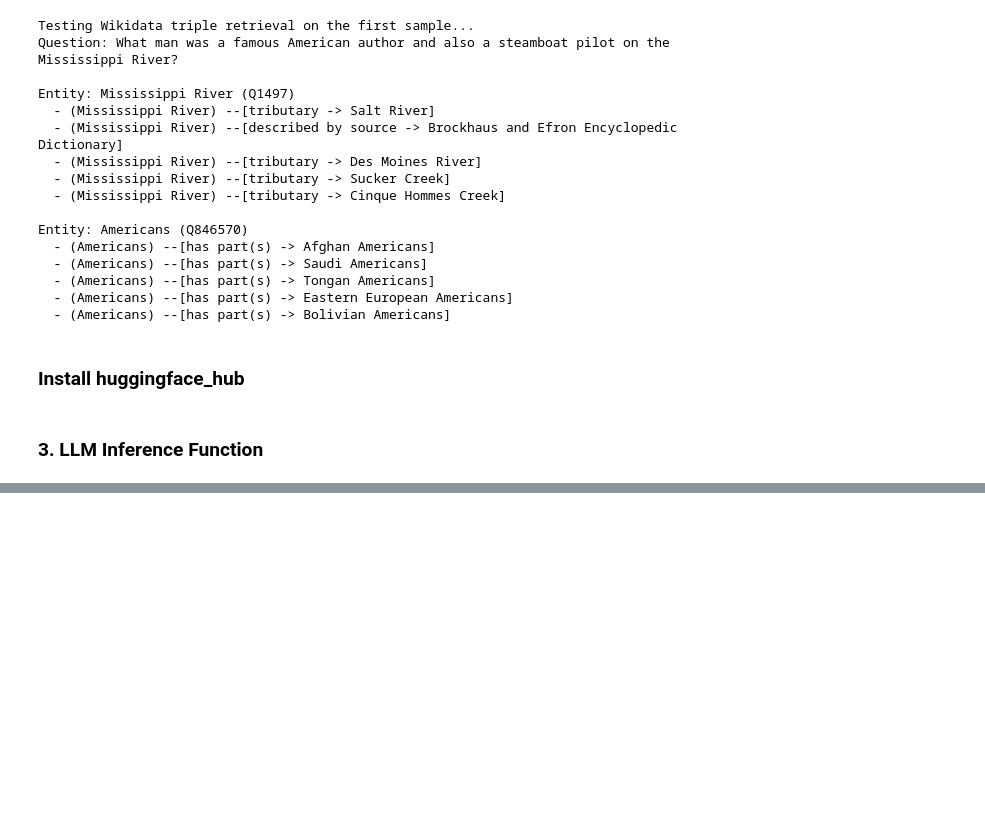
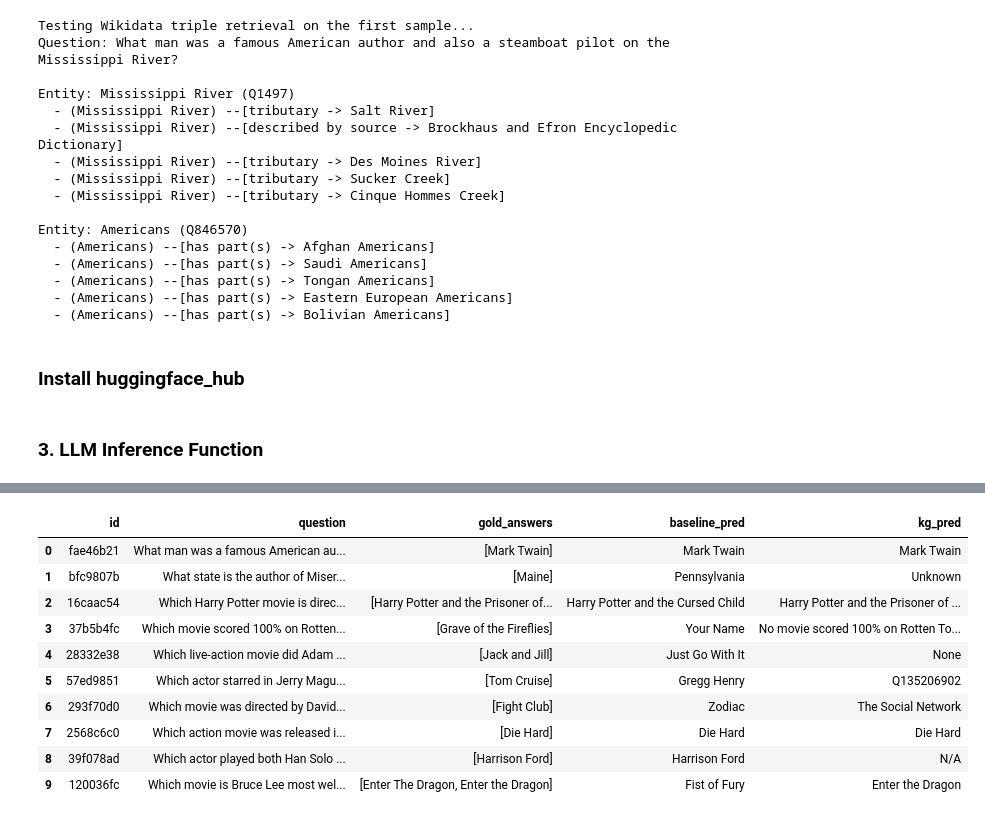
Before and after one commit to datsay/kg-enhanced-qa-mintaka, a Jupyter notebook: experiment.ipynb, the cells around one changed output, grey strips where cells are left out. Saved outputs shown, nothing was run; the diff lists cells and outputs as text; code cells hidden in the pictures; blank space fills up the shorter version.

```diff
--- a/experiment.ipynb
+++ b/experiment.ipynb
@@ -220,0 +317,21 @@ Answer: Mark Twain.
+# %%
+import pandas as pd
+
+# Load into a clean DataFrame for side-by-side inspection
+df = pd.DataFrame(experiment_results)
+
+# Display key comparison columns
+display_cols = ["id", "question", "gold_answers", "baseline_pred", "kg_pred"]
+df[display_cols].head(10)
+# %% [output]
+|  | id | question | gold_answers | baseline_pred | kg_pred |
+| 0 | fae46b21 | What man was a famous American au... | [Mark Twain] | Mark Twain | Mark Twain |
+| 1 | bfc9807b | What state is the author of Miser... | [Maine] | Pennsylvania | Unknown |
+| 2 | 16caac54 | Which Harry Potter movie is direc... | [Harry Potter and the Prisoner of... | Harry Potter and the Cursed Child | Harry Potter and the Prisoner of ... |
+| 3 | 37b5b4fc | Which movie scored 100% on Rotten... | [Grave of the Fireflies] | Your Name | No movie scored 100% on Rotten To... |
+| 4 | 28332e38 | Which live-action movie did Adam ... | [Jack and Jill] | Just Go With It | None |
+| 5 | 57ed9851 | Which actor starred in Jerry Magu... | [Tom Cruise] | Gregg Henry | Q135206902 |
+| 6 | 293f70d0 | Which movie was directed by David... | [Fight Club] | Zodiac | The Social Network |
+| 7 | 2568c6c0 | Which action movie was released i... | [Die Hard] | Die Hard | Die Hard |
+| 8 | 39f078ad | Which actor played both Han Solo ... | [Harrison Ford] | Harrison Ford | N/A |
+| 9 | 120036fc | Which movie is Bruce Lee most wel... | [Enter The Dragon, Enter the Dragon] | Fist of Fury | Enter the Dragon |
```
Also changed, not shown: parts of 4 cells of this notebook.
